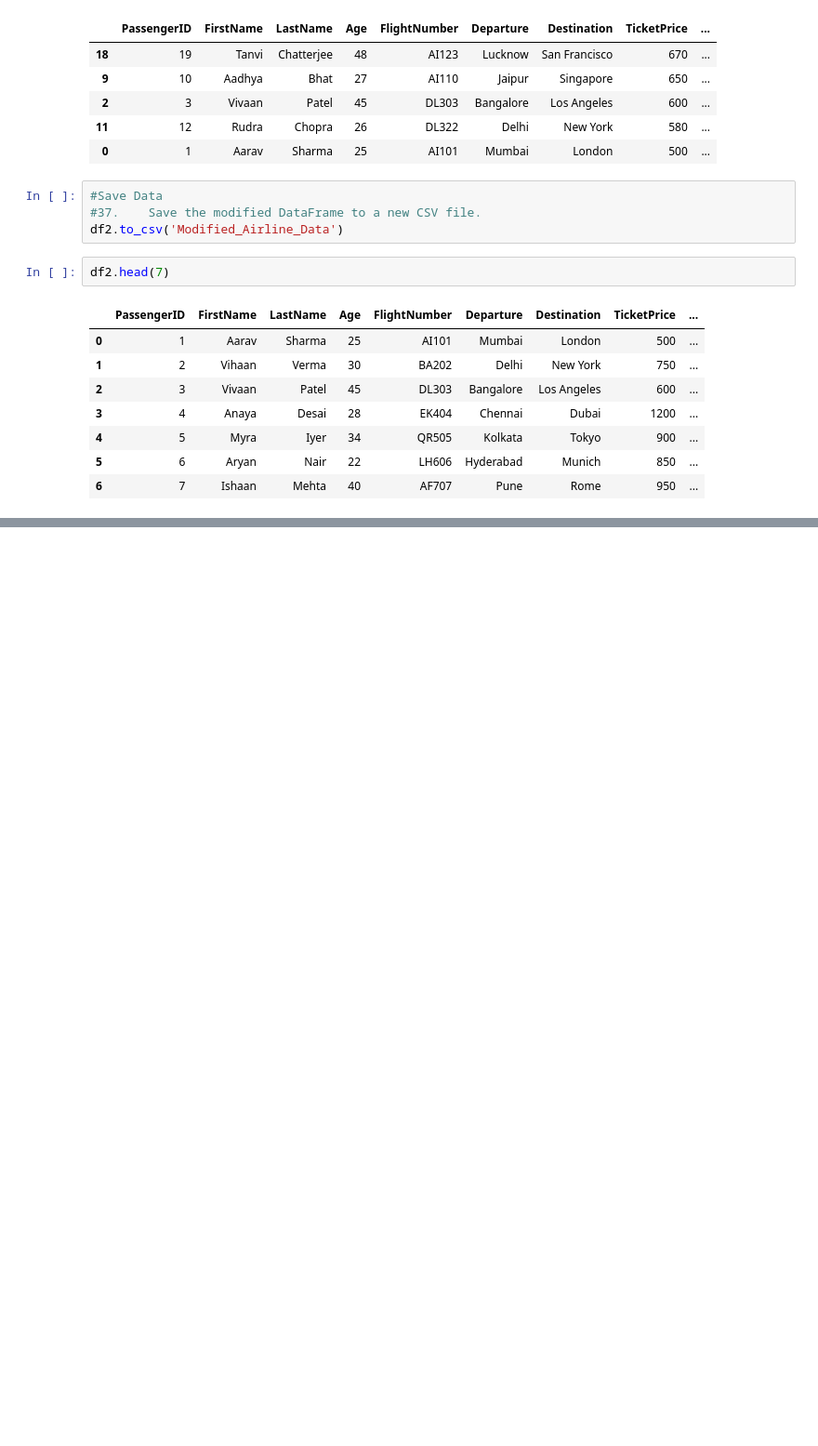
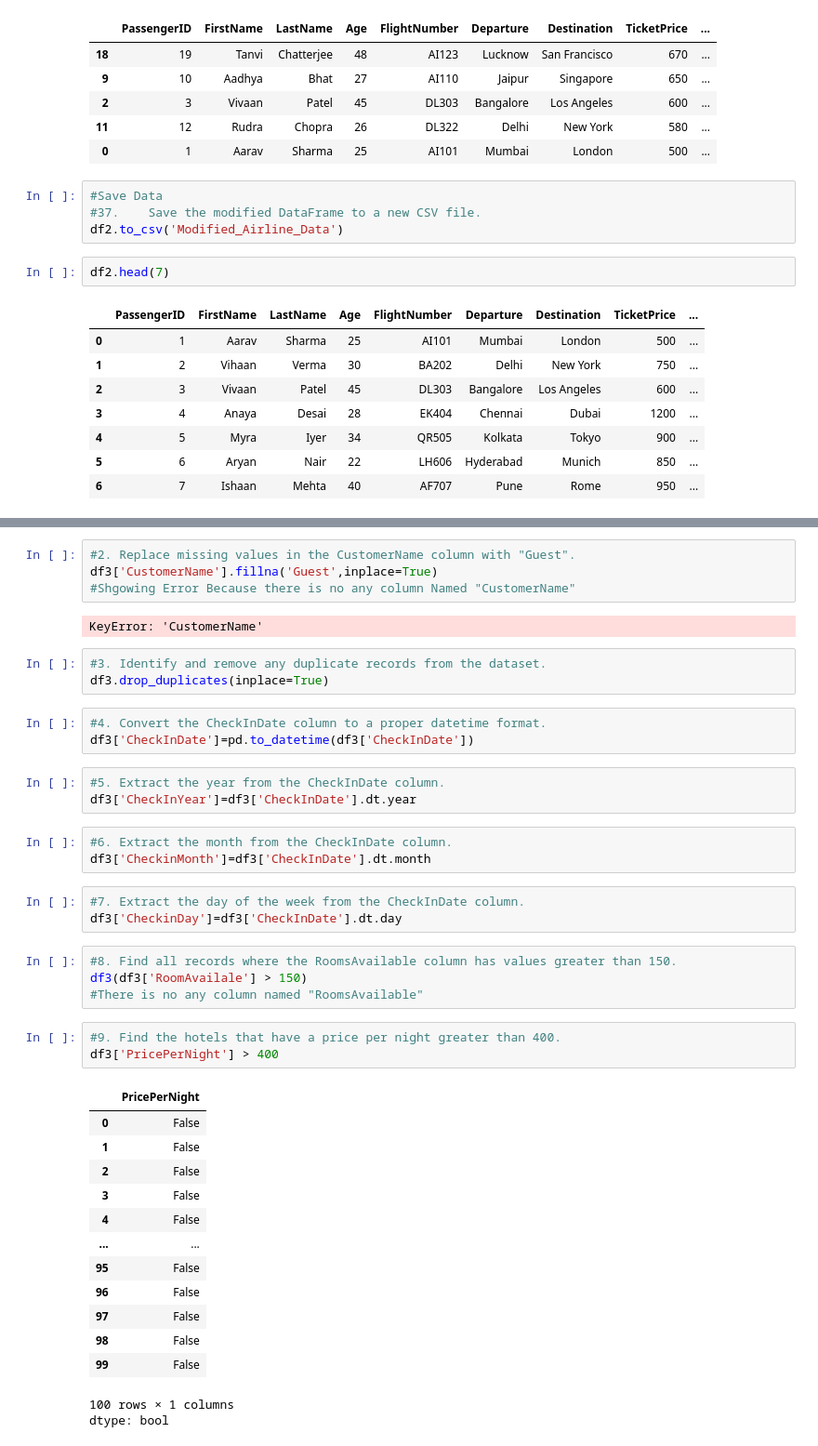
Before and after one commit to vaishnaviPatil1111/Python, a Jupyter notebook: Python_Pandas.ipynb, the cells around one changed output, grey strips where cells are left out. Shown at 93% size. Drawn from its saved outputs; the diff is of its cells as text; blank space fills up the shorter version.

```diff
--- a/Python_Pandas.ipynb
+++ b/Python_Pandas.ipynb
@@ -1643,0 +1682,43 @@ df2.head(7)
+# %%
+#2.	Replace missing values in the CustomerName column with "Guest".
+df3['CustomerName'].fillna('Guest',inplace=True)
+#Shgowing Error Because there is no any column Named "CustomerName"
+# %% [output]
+KeyError: 'CustomerName'
+# %%
+#3.	Identify and remove any duplicate records from the dataset.
+df3.drop_duplicates(inplace=True)
+# %%
+#4.	Convert the CheckInDate column to a proper datetime format.
+df3['CheckInDate']=pd.to_datetime(df3['CheckInDate'])
+# %%
+#5.	Extract the year from the CheckInDate column.
+df3['CheckInYear']=df3['CheckInDate'].dt.year
+# %%
+#6.	Extract the month from the CheckInDate column.
+df3['CheckinMonth']=df3['CheckInDate'].dt.month
+# %%
+#7.	Extract the day of the week from the CheckInDate column.
+df3['CheckinDay']=df3['CheckInDate'].dt.day
+# %%
+#8.	Find all records where the RoomsAvailable column has values greater than 150.
+df3(df3['RoomAvailale'] > 150)
+#There is no any column named "RoomsAvailable"
+# %%
+#9.	Find the hotels that have a price per night greater than 400.
+df3['PricePerNight'] > 400
+# %% [output]
+|  | PricePerNight |
+| 0 | False |
+| 1 | False |
+| 2 | False |
+| 3 | False |
+| 4 | False |
+| ... | ... |
+| 95 | False |
+| 96 | False |
+| 97 | False |
+| 98 | False |
+| 99 | False |
+100 rows × 1 columns
+dtype: bool
```
Also changed, not shown: parts of 18 cells of this notebook.
